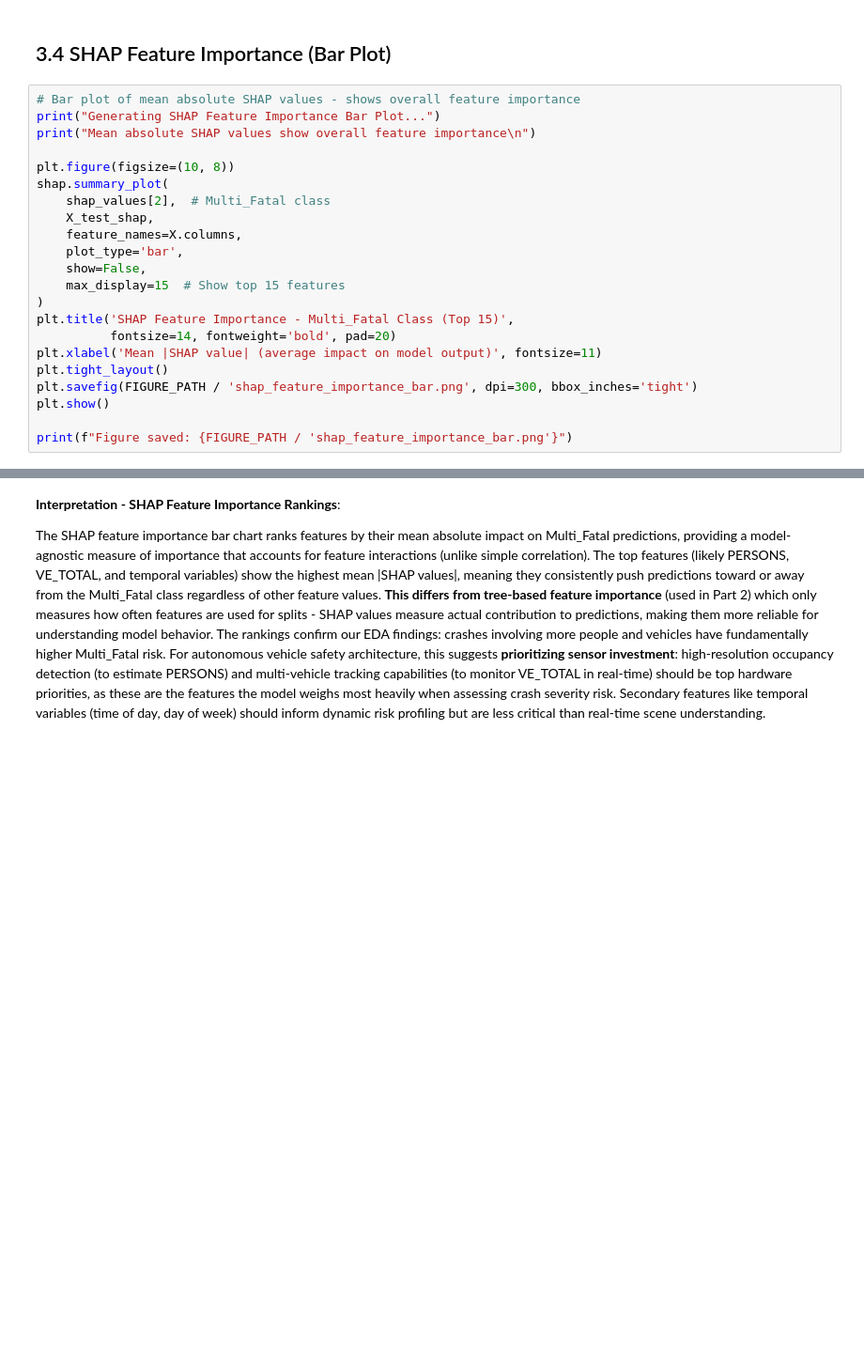
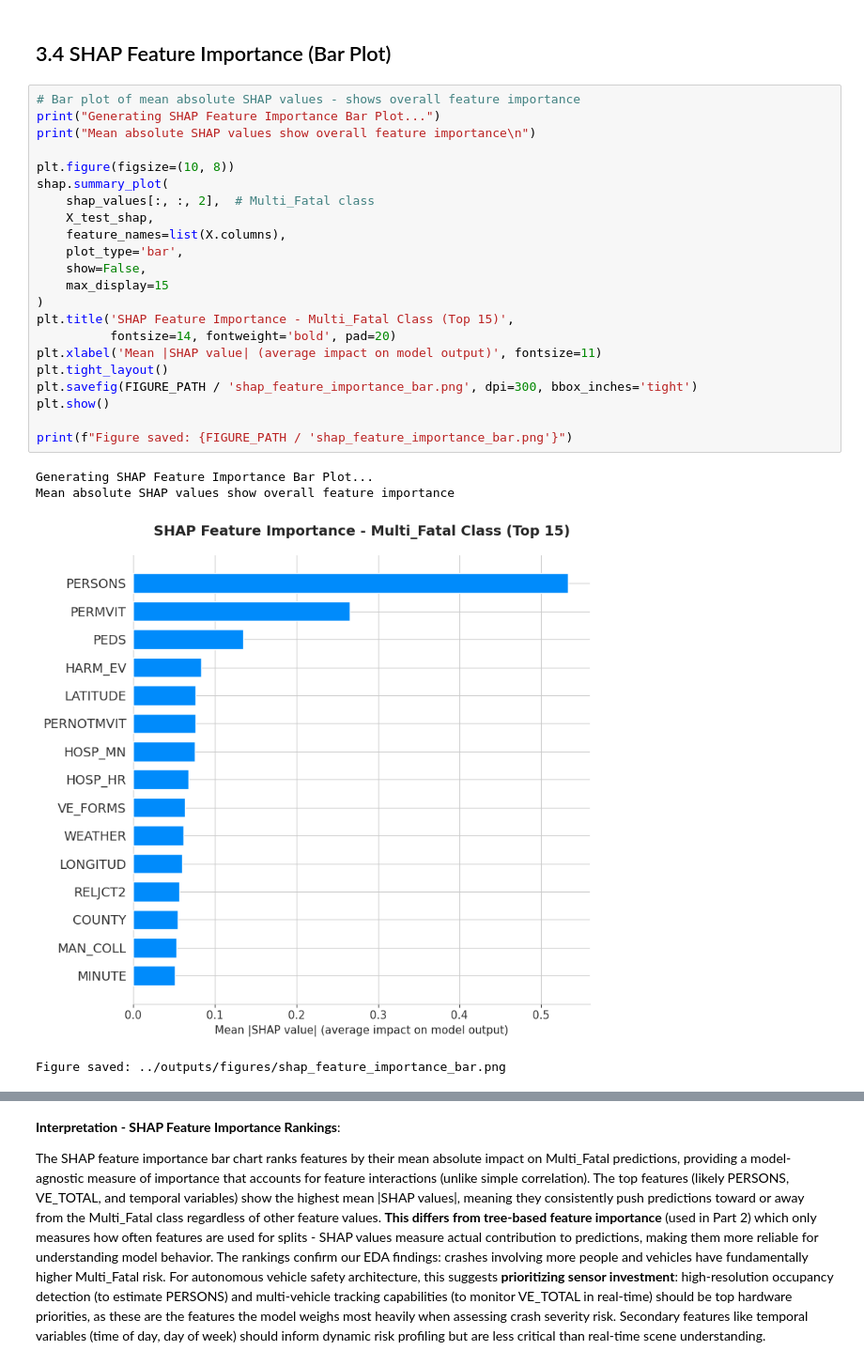
Before and after one commit to amykitt/msis522-hw1-av-crash-analysis, a Jupyter notebook: notebooks/analysis.ipynb, the cells around one changed output, grey strips where cells are left out. Shown at 94% size. Cells and saved outputs as stored; diff of their text form; blank space fills up the shorter version.

```diff
--- a/notebooks/analysis.ipynb
+++ b/notebooks/analysis.ipynb
@@ -1476,24 +1986,29 @@ The SHAP beeswarm plot reveals which features most strongly drive Multi_Fatal cr
 # %%
 # Bar plot of mean absolute SHAP values - shows overall feature importance
 print("Generating SHAP Feature Importance Bar Plot...")
 print("Mean absolute SHAP values show overall feature importance\n")
 
 plt.figure(figsize=(10, 8))
 shap.summary_plot(
-    shap_values[2],  # Multi_Fatal class
+    shap_values[:, :, 2],  # Multi_Fatal class
     X_test_shap,
-    feature_names=X.columns,
+    feature_names=list(X.columns),
     plot_type='bar',
     show=False,
-    max_display=15  # Show top 15 features
+    max_display=15
 )
 plt.title('SHAP Feature Importance - Multi_Fatal Class (Top 15)',
           fontsize=14, fontweight='bold', pad=20)
 plt.xlabel('Mean |SHAP value| (average impact on model output)', fontsize=11)
 plt.tight_layout()
 plt.savefig(FIGURE_PATH / 'shap_feature_importance_bar.png', dpi=300, bbox_inches='tight')
 plt.show()
 
 print(f"Figure saved: {FIGURE_PATH / 'shap_feature_importance_bar.png'}")
+# %% [output]
+Generating SHAP Feature Importance Bar Plot...
+Mean absolute SHAP values show overall feature importance
+[figure, added]
+Figure saved: ../outputs/figures/shap_feature_importance_bar.png
 # %%
 # Calculate and display exact feature importance rankings
```
Also changed, not shown: parts of 64 cells of this notebook, 30 other files.
